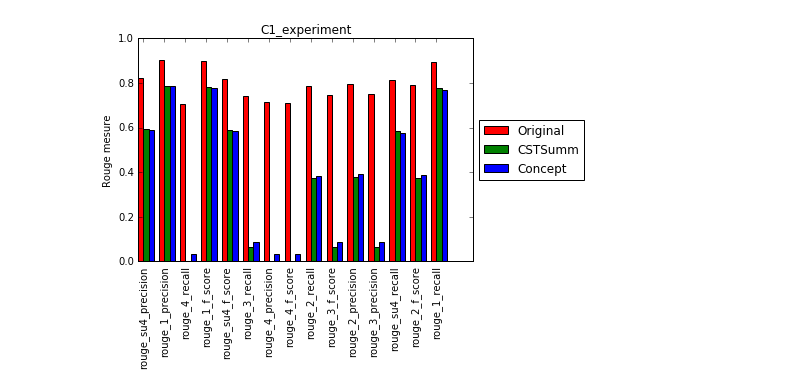
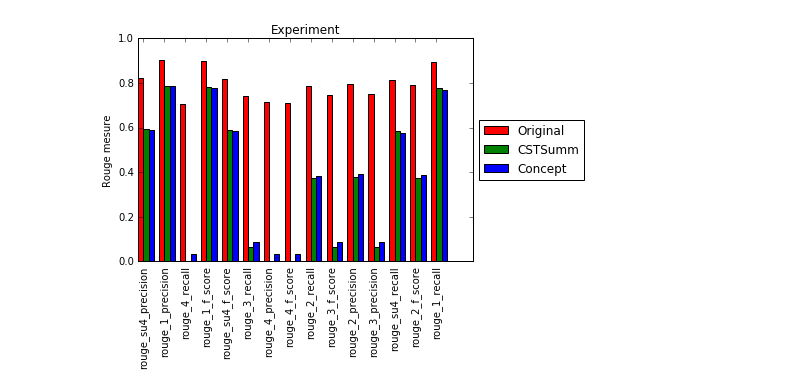
Before and after one commit to anaschwendler/tcc, a Jupyter notebook: barchartexample.ipynb, the cells around one changed output. Cells and saved outputs as stored; diff of their text form; code cells hidden in the pictures.

Commit message:
generate all charts for all experiments

```diff
--- a/barchartexample.ipynb
+++ b/barchartexample.ipynb
@@ -19,32 +19,32 @@ original = {'rouge_su4_precision': 0.82299, 'rouge_1_precision': 0.90426, 'rouge
 rects1 = ax.bar(ind, original.values(), width, color='r')
 
 cstsumm = {'rouge_su4_precision': 0.59124, 'rouge_1_precision': 0.78723, 'rouge_4_recall': 0.0,
            'rouge_1_f_score': 0.78307, 'rouge_su4_f_score': 0.58802, 'rouge_3_recall': 0.06452,
            'rouge_4_precision': 0.0, 'rouge_4_f_score': 0.0, 'rouge_2_recall': 0.37234,
            'rouge_3_f_score': 0.06487, 'rouge_3_precision': 0.06522, 'rouge_2_precision': 0.37634,
            'rouge_2_f_score': 0.37433, 'rouge_1_recall': 0.77895, 'rouge_su4_recall': 0.58484}
 
 rects2 = ax.bar(ind + width, cstsumm.values(), width, color='g')
 
 conceptsumm = {'rouge_su4_precision': 0.58856, 'rouge_1_precision': 0.78495, 'rouge_4_recall': 0.03261,
                'rouge_1_f_score': 0.7766, 'rouge_su4_f_score': 0.58212, 'rouge_3_recall': 0.08602,
                'rouge_4_precision': 0.03333, 'rouge_4_f_score': 0.03297, 'rouge_2_recall': 0.38298,
                'rouge_3_f_score': 0.08695, 'rouge_3_precision': 0.08791, 'rouge_2_precision': 0.3913,
                'rouge_2_f_score': 0.3871, 'rouge_1_recall': 0.76842, 'rouge_su4_recall': 0.57581}
 
 rects3 = ax.bar(ind + width + width, conceptsumm.values(), width, color='b')
 
 # add some text for labels, title and axes ticks
 ax.set_ylabel('Rouge mesure')
-ax.set_title('C1_experiment')
+ax.set_title('Experiment')
 ax.set_xticks(ind + width)
 label = ax.set_xticklabels(original.keys())
 plt.setp(label, rotation=90)
 
 ax.legend(bbox_to_anchor=(1.1, 1.05))
 
 ax.legend((rects1[0], rects2[0], rects3[0]), ('Original', 'CSTSumm', 'Concept'), loc='center left', bbox_to_anchor=(1, 0.5))
 
 plt.show()
 # %% [output]
-[figure, old version]
+[figure, new version]
```
Also changed, not shown: parts of 1 cell of this notebook, 1 other file.
